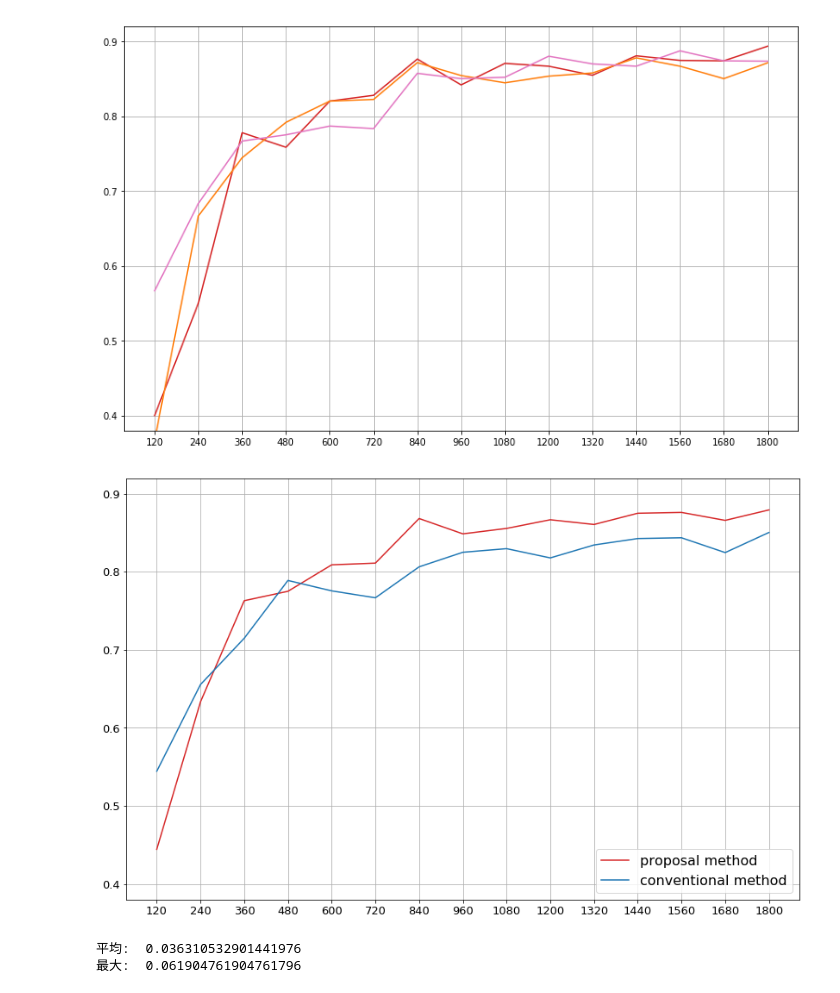
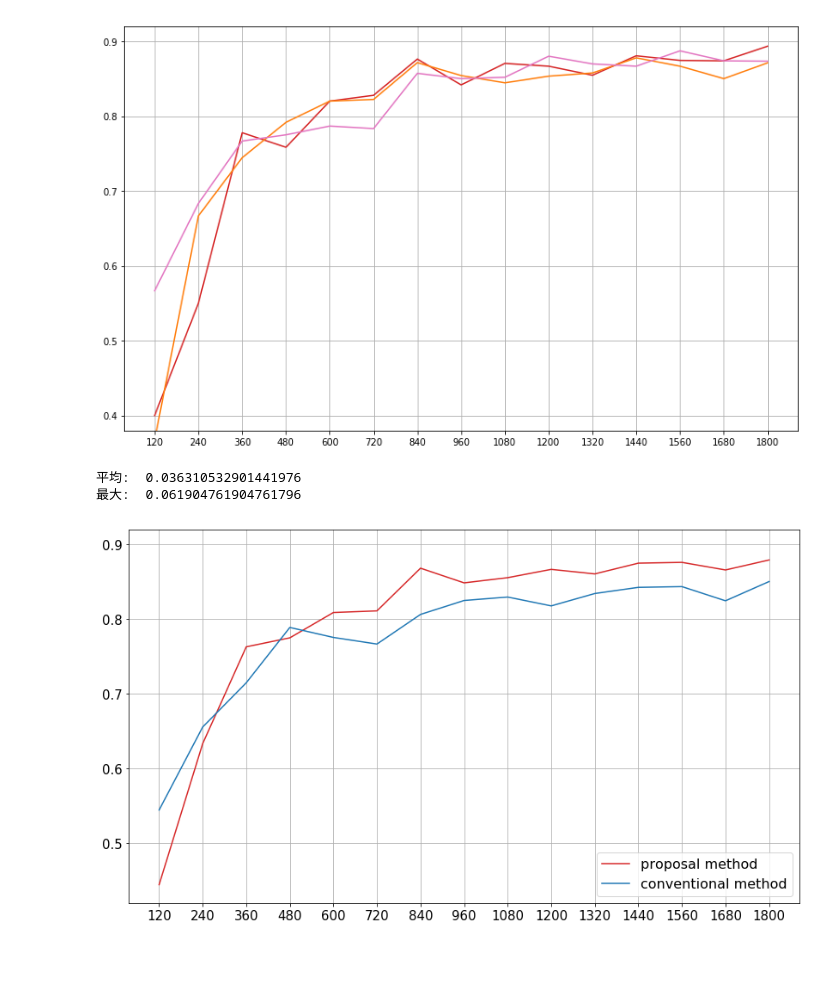
Before and after one commit to takitaki7474/m2-research-prototype, a Jupyter notebook: notebook/eval/eval7.ipynb, the cells around one changed output. Drawn from its saved outputs; the diff is of its cells as text; code cells hidden in the pictures; blank space fills up the shorter version.

Commit message:
Update label size

```diff
--- a/notebook/eval/eval7.ipynb
+++ b/notebook/eval/eval7.ipynb
@@ -67,20 +67,6 @@ prop_avgs = np.zeros(20)
 for i in range(3):
     prop_avgs += np.array(proposal_accs[i])
 prop_avgs = prop_avgs / 3
-# %%
-# 提案方法と従来方法の精度の平均値の比較
-xlist = list(range(1, 16))
-
-fig1 = plt.figure(figsize=(14,9))
-plt.ylim(0.38, 0.92)
-plt.xticks(xlist, list(range(120, 120*15+1, 120)), fontsize=13)
-plt.yticks(fontsize=13)
-plt.plot(xlist, prop_avgs[:15], color="tab:red", label="proposal method") # queryN=10, 1/2update
-plt.plot(xlist, conv_avgs[:15], color="tab:blue", label="conventional method")
-plt.legend(loc="lower right", fontsize=16)
-plt.grid(True)
-# %% [output]
-[figure, removed]
 # %%
 diff = prop_avgs[:15] - conv_avgs[:15]
 print("平均: ",np.mean(diff[4:]))
@@ -88,3 +74,17 @@ print("最大: ",np.max(diff[4:]))
 # %% [output]
 平均:  0.036310532901441976
 最大:  0.061904761904761796
+# %%
+# 提案方法と従来方法の精度の平均値の比較
+xlist = list(range(1, 16))
+
+fig1 = plt.figure(figsize=(14,8))
+plt.ylim(0.42, 0.92)
+plt.xticks(xlist, list(range(120, 120*15+1, 120)), fontsize=15)
+plt.yticks(fontsize=15)
+plt.plot(xlist, prop_avgs[:15], color="tab:red", label="proposal method") # queryN=10, 1/2update
+plt.plot(xlist, conv_avgs[:15], color="tab:blue", label="conventional method")
+plt.legend(loc="lower right", fontsize=16)
+plt.grid(True)
+# %% [output]
+[figure, added]
```
